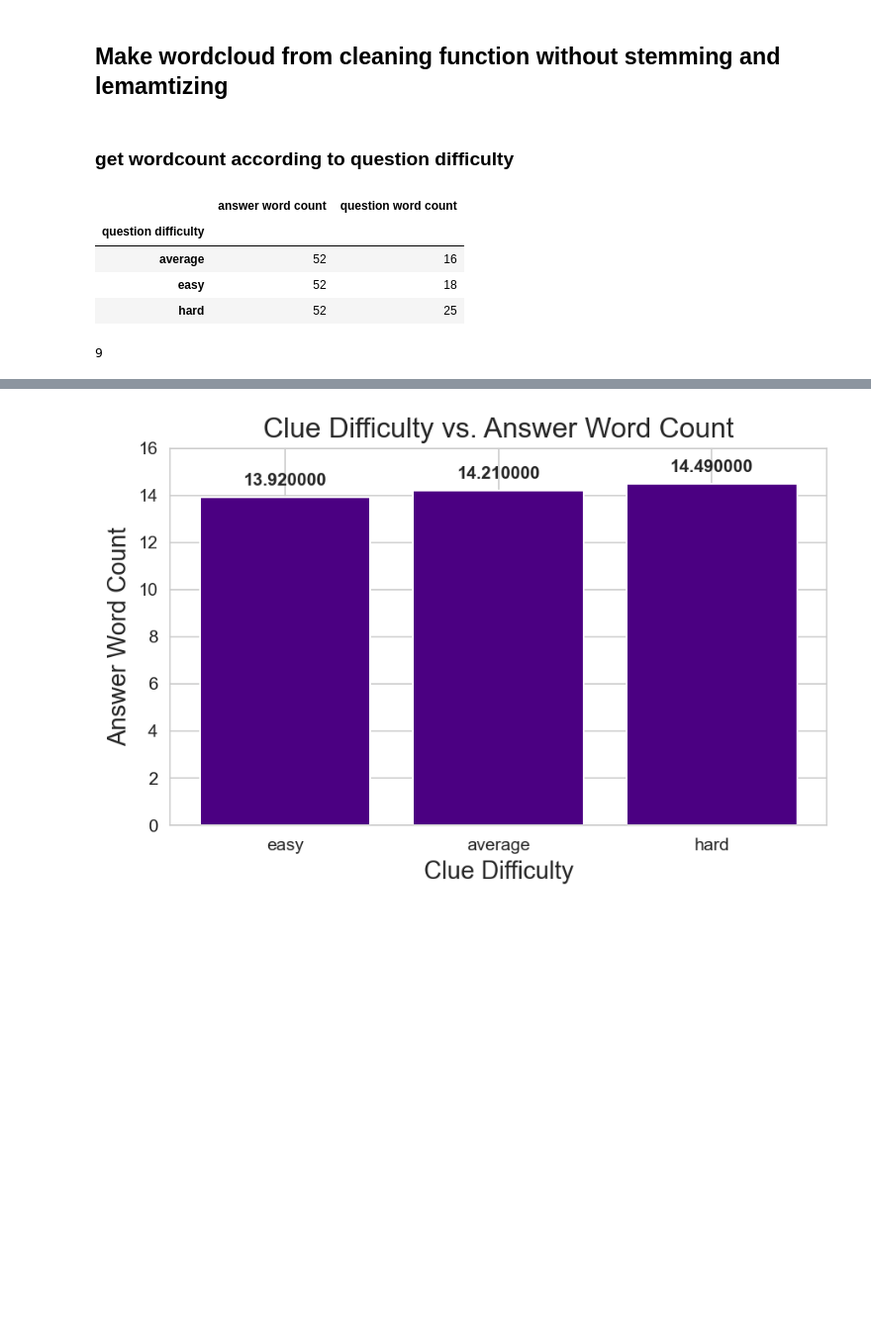
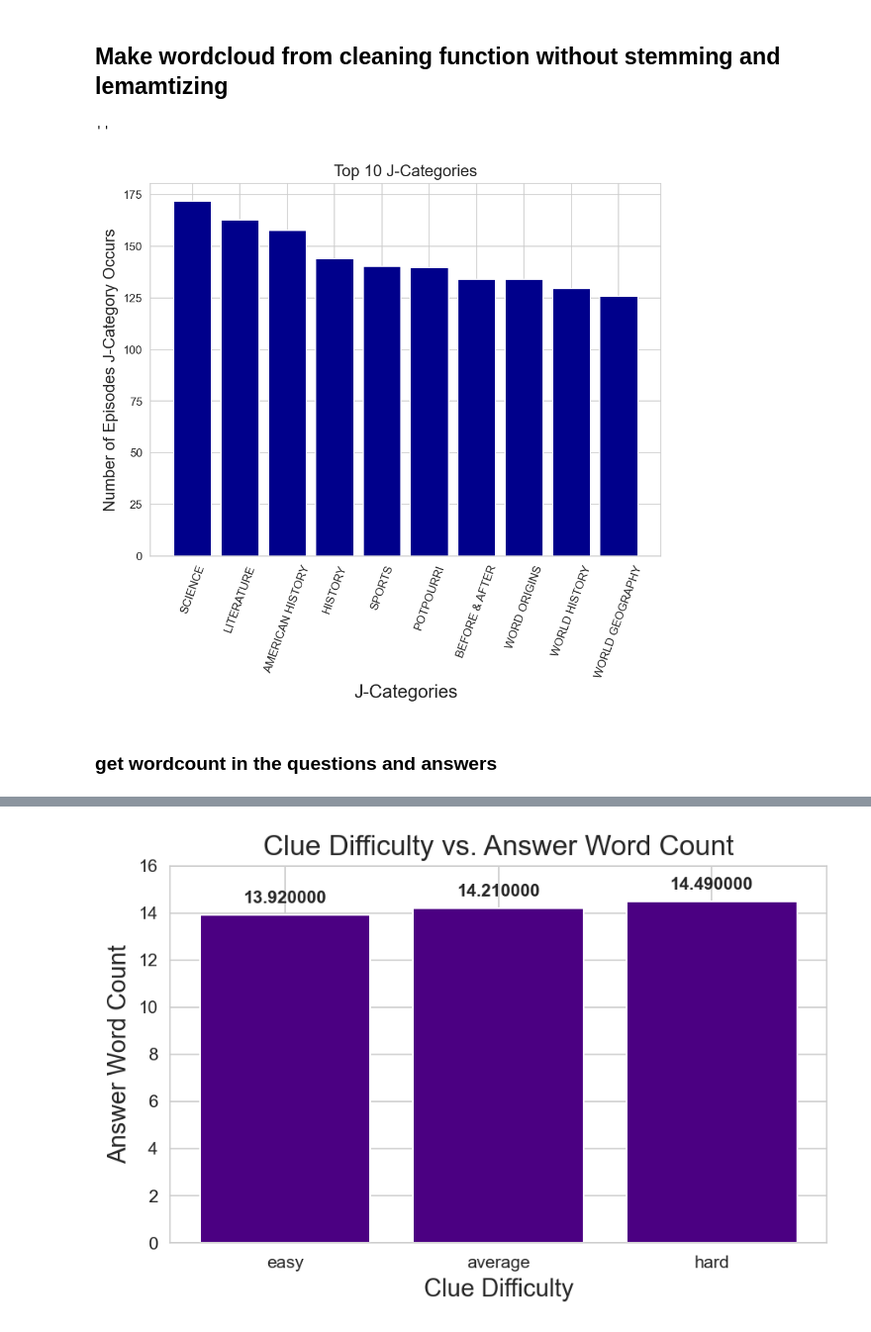
Before and after one commit to JCurley10/Jeopardy_nlp, a Jupyter notebook: notebooks/1.0-data-exploration.ipynb, the cells around one changed output, grey strips where cells are left out. Shown at 99% size. Drawn from its saved outputs; the diff is of its cells as text; code cells hidden in the pictures; blank space fills up the shorter version.

Commit message:
trying to edit image

```diff
--- a/notebooks/1.0-data-exploration.ipynb
+++ b/notebooks/1.0-data-exploration.ipynb
@@ -258,15 +225,29 @@ def make_word_cloud(df, col, color, save = False):
-# %% [markdown]
-### get wordcount according to question difficulty
-# %%
-maxes
-# %% [output]
-|  | answer word count | question word count |
-| question difficulty |  |  |
-| average | 52 | 16 |
-| easy | 52 | 18 |
-| hard | 52 | 25 |
-# %%
-len(regular_episodes['answer'][5].split())
-#should be ok
-# %% [output]
-9
+# %%
+n = 10
+common_topics = jeopardy_df['category'].value_counts()[:n]
+common_topics
+common_cats = pd.DataFrame(common_topics).reset_index().rename(columns = {"index":"J-Category", "category":"Counts"})
+counts = common_cats['Counts'].apply(lambda x: x / 5)
+pd.Series(counts)
+common_cats['Counts'] = pd.Series(counts)
+common_cats = common_cats.set_index('J-Category')
+# %%
+# get most common categories
+
+n = 10
+# common_topics = jeopardy_df['category'].value_counts()[:n]
+# common_topics.plot.bar(figsize = (8, 6), colormap = 'plasma')
+
+fig, ax = plt.subplots(1, 1, figsize = (10,10), dpi = 140)
+ax.bar(common_cats.index, common_cats['Counts'], color = 'darkblue')
+ax.set_ylabel("Number of Episodes J-Category Occurs", fontsize = 14)
+ax.set_title("Top 10 J-Categories", fontsize = 14)
+ax.set_xlabel("J-Categories", fontsize = 16)
+plt.xticks(rotation=70, ha = 'center', fontstretch = 'semi-condensed', fontsize = 10)
+plt.savefig('../images/eda_images/top_10_categories.png')
+;
+# %% [output]
+''
+[figure, added]
+# %% [markdown]
+### get wordcount in the questions and answers
```
Also changed, not shown: parts of 7 cells of this notebook, 2 other files.
